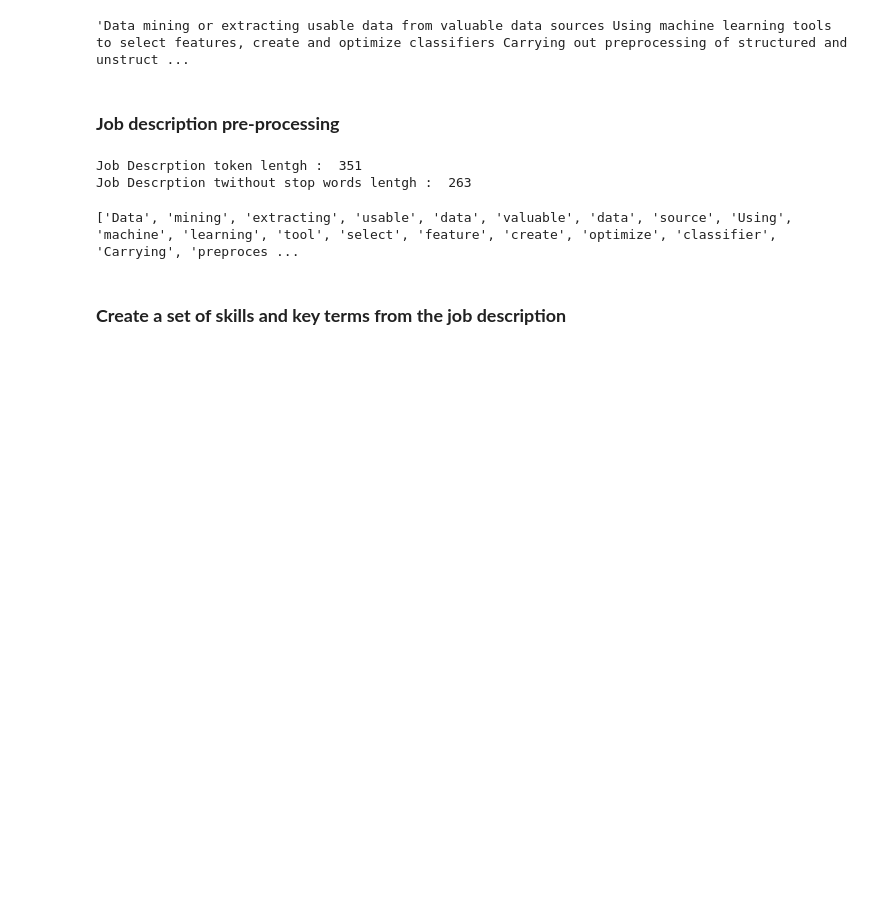
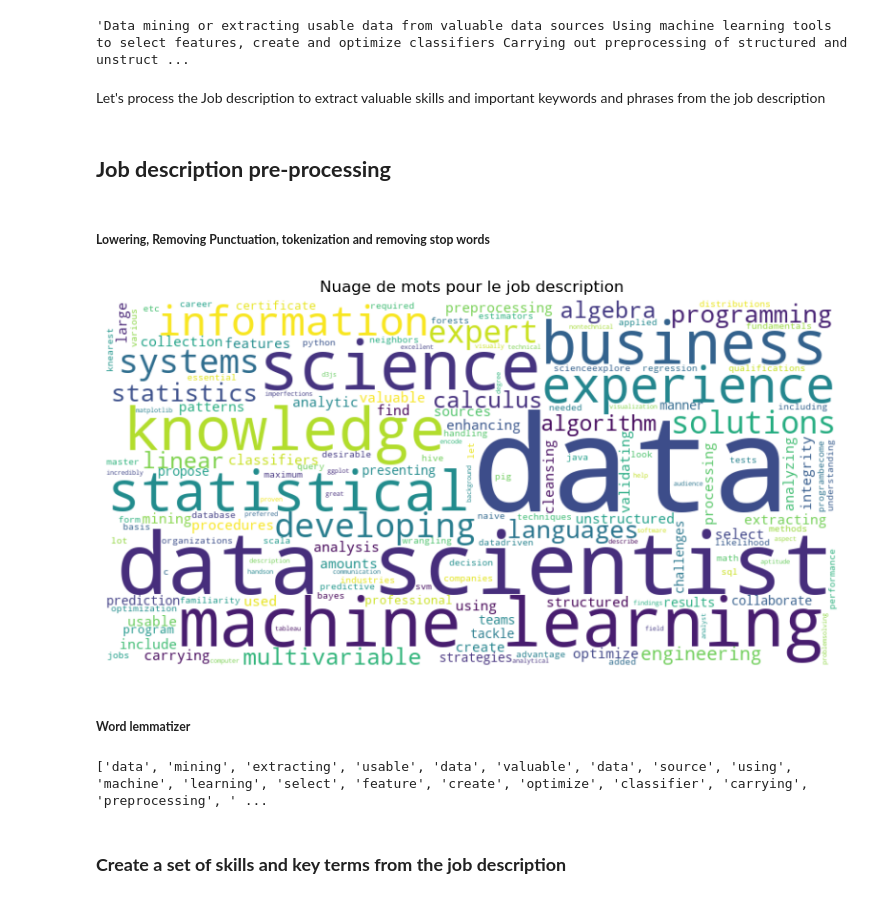
Before and after one commit to Nouhailadr/NLP-Resume-Parser, a Jupyter notebook: NLP_RESUME.ipynb, the cells around one changed output. Cells and saved outputs as stored; diff of their text form; code cells hidden in the pictures; blank space fills up the shorter version.

```diff
--- a/NLP_RESUME.ipynb
+++ b/NLP_RESUME.ipynb
@@ -32,19 +19,36 @@ job_desc="Data mining or extracting usable data from valuable data sources Using
 job_desc
 # %% [output]
 'Data mining or extracting usable data from valuable data sources Using machine learning tools to select features, create and optimize classifiers Carrying out preprocessing of structured and unstruct ...
+# %% [markdown]
+Let's process the Job description to extract valuable skills and important keywords and phrases from the job description
 # %% [markdown]
-### **Job description pre-processing**
+## **Job description pre-processing**
+# %% [markdown]
+##### **Lowering, Removing Punctuation, tokenization and removing stop words**
 # %%
+job_desc = job_desc.lower()
+custom_stopwords = ['skills', 'sense','like','get','important', 'tools','mind', 'clear','proficiency', 'strong', 'good', 'relevant', 'dream', 'need', 'become', 'job', 'musthave','key', 'want', 'pursue']
+
 job_desc = "".join([c for c in job_desc if c not in string.punctuation])
+
 job_desc_token = re.split('\W+',job_desc)
-print("Job Descrption token lentgh : ", len(job_desc_token))
-job_desc = job_desc_token
+job_desc_token = [word for word in job_desc_token if word not in custom_stopwords]
+
 job_desc_sp = [word for word in job_desc_token if word not in nltk.corpus.stopwords.words('english')]
 job_desc = job_desc_sp
-print("Job Descrption twithout stop words lentgh : ", len(job_desc_sp))
-# %% [output]
-Job Descrption token lentgh :  351
-Job Descrption twithout stop words lentgh :  263
+# %%
+from wordcloud import WordCloud
+job_cloud = WordCloud(width=800, height=400, background_color='white').generate(" ".join(job_desc))
+
+plt.figure(figsize=(10, 5))
+plt.imshow(job_cloud, interpolation='bilinear')
+plt.title("Nuage de mots pour le job description")
+plt.axis('off')
+plt.show()
+# %% [output]
+[figure, added]
+# %% [markdown]
+##### **Word lemmatizer**
 # %%
 ln=nltk.WordNetLemmatizer()
 lemm=[ln.lemmatize(word) for word in job_desc]
@@ -56,7 +56,7 @@ job_desc = lemm
 # %%
 print(job_desc)
 # %% [output]
-['Data', 'mining', 'extracting', 'usable', 'data', 'valuable', 'data', 'source', 'Using', 'machine', 'learning', 'tool', 'select', 'feature', 'create', 'optimize', 'classifier', 'Carrying', 'preproces ...
+['data', 'mining', 'extracting', 'usable', 'data', 'valuable', 'data', 'source', 'using', 'machine', 'learning', 'select', 'feature', 'create', 'optimize', 'classifier', 'carrying', 'preprocessing', ' ...
 # %% [markdown]
 ### **Create a set of skills and key terms from the job description**
 # %%
```
Also changed, not shown: parts of 26 cells of this notebook.
